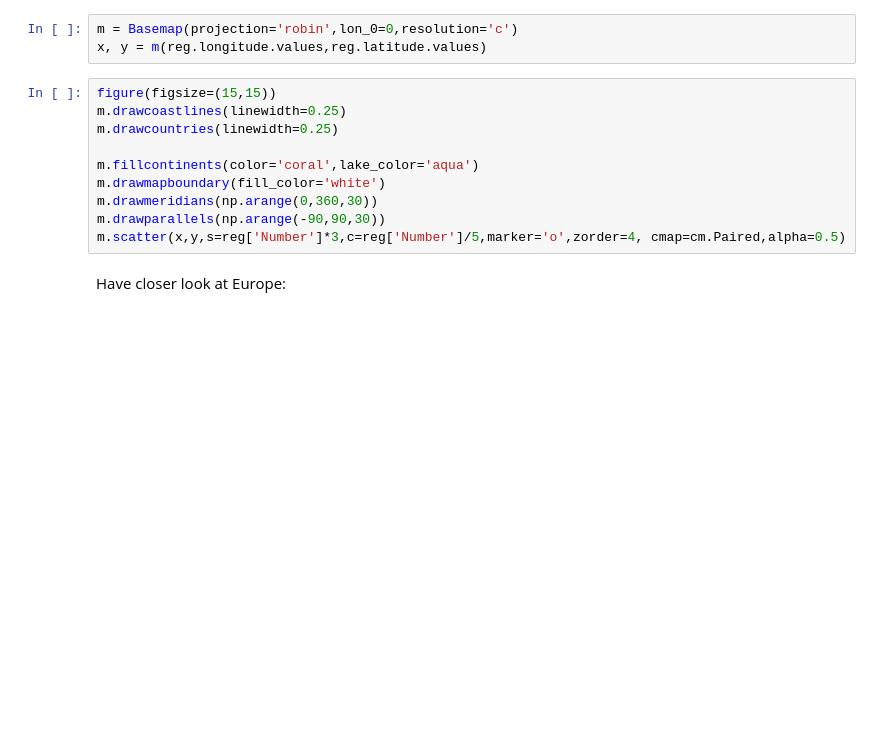
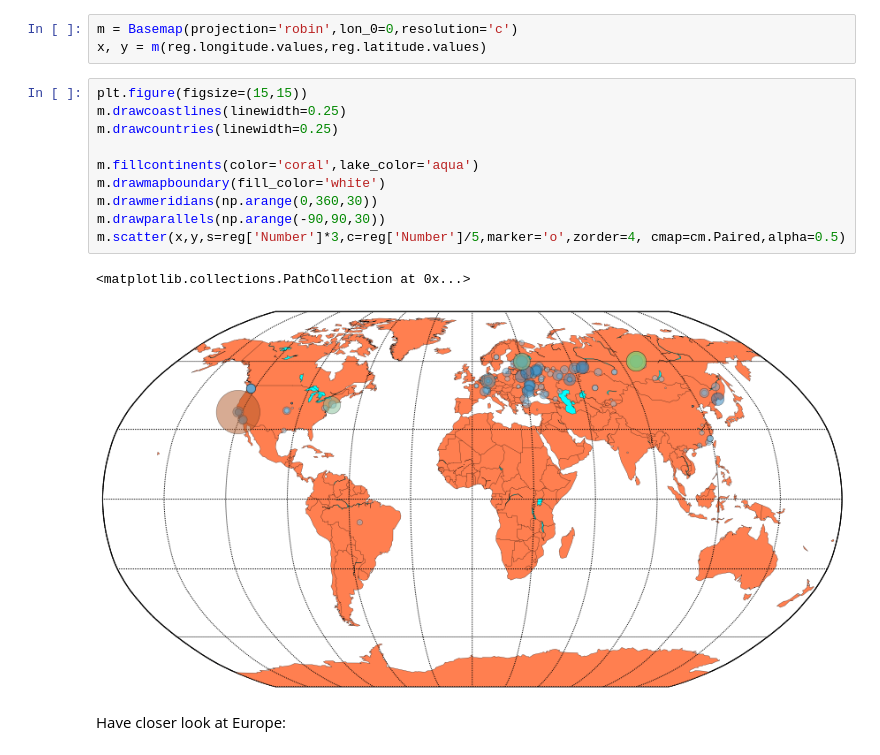
Before and after one commit to koldunovn/YaC2014, a Jupyter notebook: Apache_log.ipynb, the cells around one changed output. Saved outputs shown, nothing was run; the diff lists cells and outputs as text; blank space fills up the shorter version.

```diff
--- a/Apache_log.ipynb
+++ b/Apache_log.ipynb
@@ -419,15 +542,18 @@ import matplotlib.cm as cm
 m = Basemap(projection='robin',lon_0=0,resolution='c')
 x, y = m(reg.longitude.values,reg.latitude.values)
 # %%
-figure(figsize=(15,15))
+plt.figure(figsize=(15,15))
 m.drawcoastlines(linewidth=0.25)
 m.drawcountries(linewidth=0.25)
 
 m.fillcontinents(color='coral',lake_color='aqua')
 m.drawmapboundary(fill_color='white')
 m.drawmeridians(np.arange(0,360,30))
 m.drawparallels(np.arange(-90,90,30))
 m.scatter(x,y,s=reg['Number']*3,c=reg['Number']/5,marker='o',zorder=4, cmap=cm.Paired,alpha=0.5)
+# %% [output]
+<matplotlib.collections.PathCollection at 0x...>
+[figure, added]
 # %% [markdown]
 Have closer look at Europe:
 # %%
```
Also changed, not shown: parts of 47 cells of this notebook.
